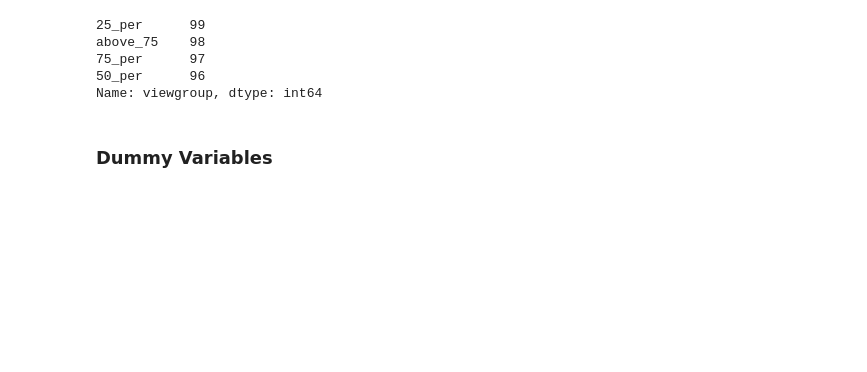
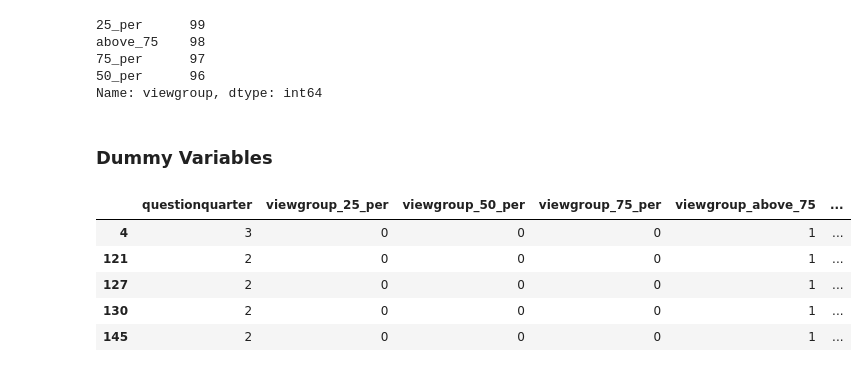
Before and after one commit to onlyphantom/WebAnalytics, a Jupyter notebook: lecture3.ipynb, the cells around one changed output. Cells and saved outputs as stored; diff of their text form; code cells hidden in the pictures; blank space fills up the shorter version.

Commit message:
add dummy variables and categorical section

```diff
--- a/lecture3.ipynb
+++ b/lecture3.ipynb
@@ -546,3 +546,13 @@ above_75    98
 Name: viewgroup, dtype: int64
 # %% [markdown]
 ### Dummy Variables
+# %%
+# notice that questionquarter is treated as an integer and only the categorical variables are encoded as dummy variables
+pd.get_dummies(hybren[['questionquarter','viewgroup', 'ans_name']]).head()
+# %% [output]
+|  | questionquarter | viewgroup_25_per | viewgroup_50_per | viewgroup_75_per | viewgroup_above_75 | ... |
+| 4 | 3 | 0 | 0 | 0 | 1 | ... |
+| 121 | 2 | 0 | 0 | 0 | 1 | ... |
+| 127 | 2 | 0 | 0 | 0 | 1 | ... |
+| 130 | 2 | 0 | 0 | 0 | 1 | ... |
+| 145 | 2 | 0 | 0 | 0 | 1 | ... |
```
Also changed, not shown: parts of 8 cells of this notebook.
